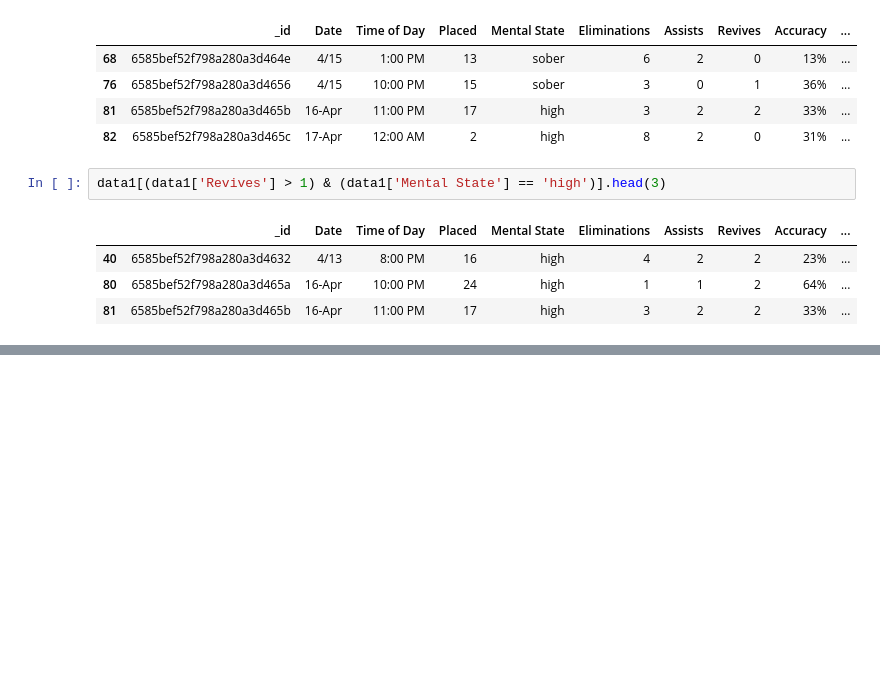
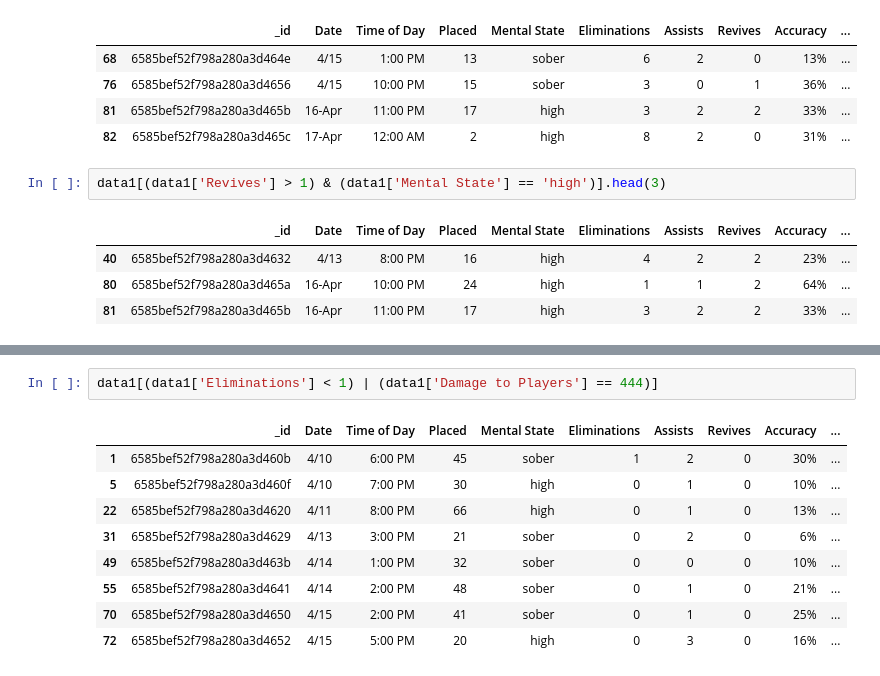
Before and after one commit to Dustin1904/Mongo-Python, a Jupyter notebook: Untitled.ipynb, the cells around one changed output, grey strips where cells are left out. Drawn from its saved outputs; the diff is of its cells as text; blank space fills up the shorter version.

```diff
--- a/Untitled.ipynb
+++ b/Untitled.ipynb
@@ -180,0 +186,12 @@ data1[(data1['Eliminations'] < 3) & (data1['Placed'] < 25) | (data1['Damage']].h
+# %%
+data1[(data1['Eliminations'] < 1) | (data1['Damage to Players'] == 444)]
+# %% [output]
+|  | _id | Date | Time of Day | Placed | Mental State | Eliminations | Assists | Revives | Accuracy | ... |
+| 1 | 6585bef52f798a280a3d460b | 4/10 | 6:00 PM | 45 | sober | 1 | 2 | 0 | 30% | ... |
+| 5 | 6585bef52f798a280a3d460f | 4/10 | 7:00 PM | 30 | high | 0 | 1 | 0 | 10% | ... |
+| 22 | 6585bef52f798a280a3d4620 | 4/11 | 8:00 PM | 66 | high | 0 | 1 | 0 | 13% | ... |
+| 31 | 6585bef52f798a280a3d4629 | 4/13 | 3:00 PM | 21 | sober | 0 | 2 | 0 | 6% | ... |
+| 49 | 6585bef52f798a280a3d463b | 4/14 | 1:00 PM | 32 | sober | 0 | 0 | 0 | 10% | ... |
+| 55 | 6585bef52f798a280a3d4641 | 4/14 | 2:00 PM | 48 | sober | 0 | 1 | 0 | 21% | ... |
+| 70 | 6585bef52f798a280a3d4650 | 4/15 | 2:00 PM | 41 | sober | 0 | 1 | 0 | 25% | ... |
+| 72 | 6585bef52f798a280a3d4652 | 4/15 | 5:00 PM | 20 | high | 0 | 3 | 0 | 16% | ... |
```
Also changed, not shown: parts of 1 cell of this notebook.
